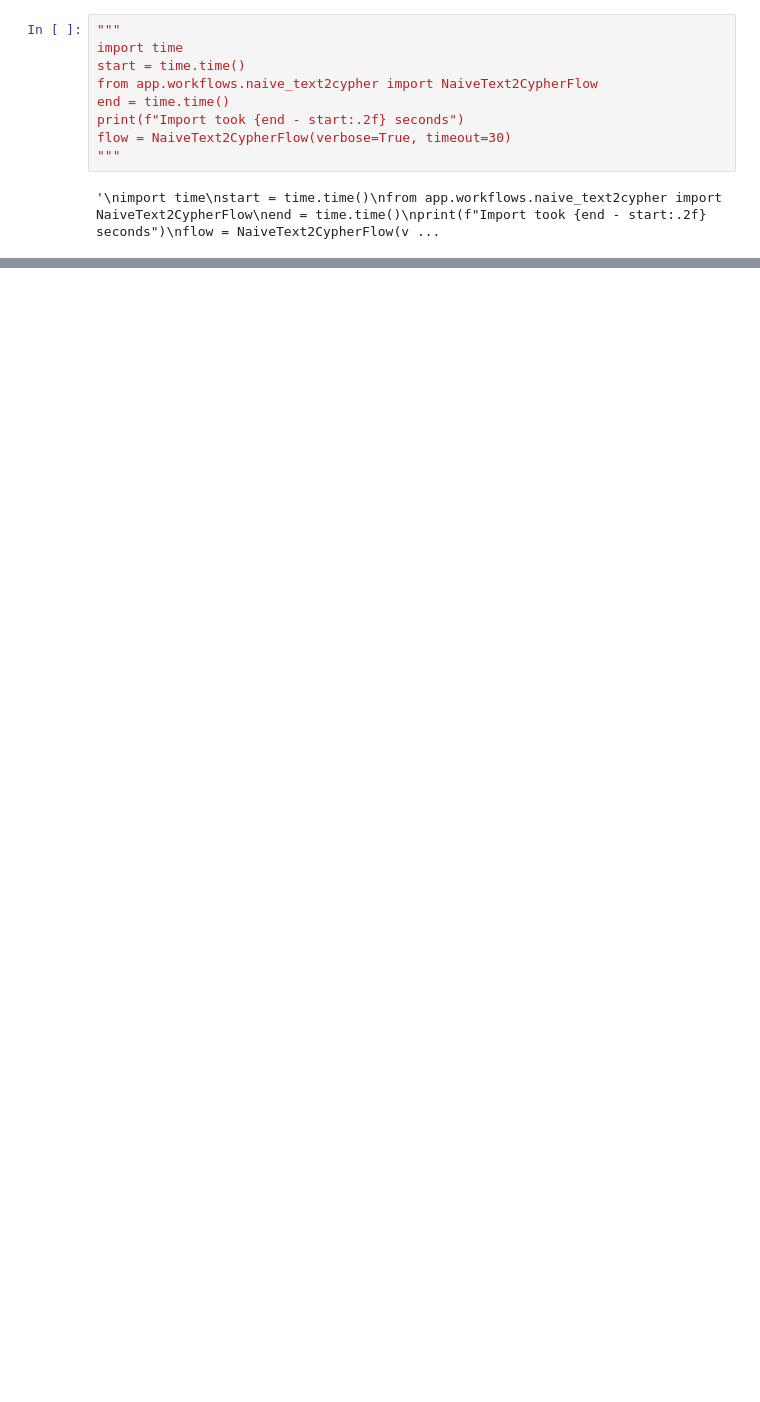
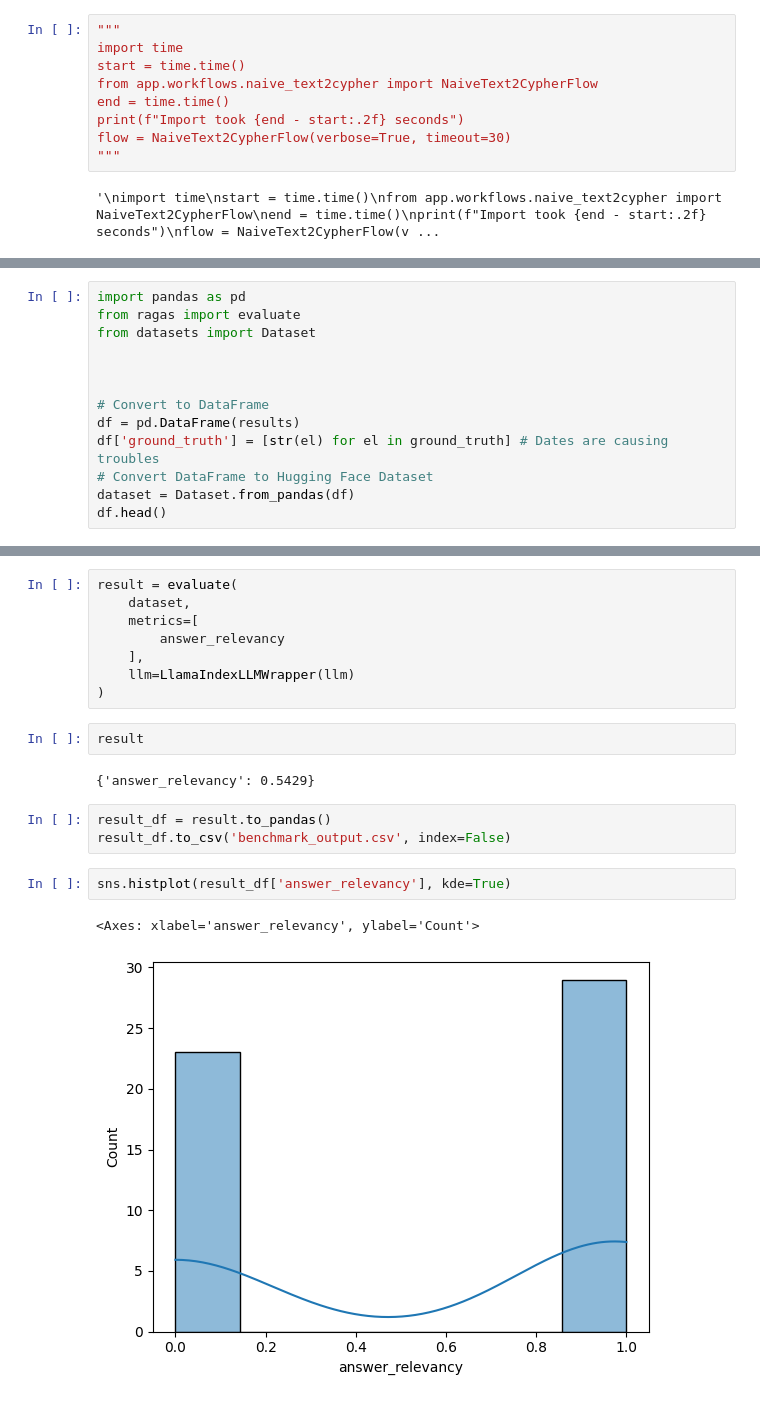
Before and after one commit to zamolxes7378/text2cypher_llama_agent, a Jupyter notebook: benchmark/benchmark.ipynb, the cells around one changed output, grey strips where cells are left out. Cells and saved outputs as stored; diff of their text form; blank space fills up the shorter version.

Commit message:
Add ragas

```diff
--- a/benchmark/benchmark.ipynb
+++ b/benchmark/benchmark.ipynb
@@ -97,0 +112,13 @@ Which director has made at least one movie in each of the following languages: E
+# %%
+import pandas as pd
+from ragas import evaluate
+from datasets import Dataset
+
+
+
+# Convert to DataFrame
+df = pd.DataFrame(results)
+df['ground_truth'] = [str(el) for el in ground_truth] # Dates are causing troubles
+# Convert DataFrame to Hugging Face Dataset
+dataset = Dataset.from_pandas(df)
+df.head()
@@ -97,0 +132,20 @@ Which director has made at least one movie in each of the following languages: E
+# %%
+result = evaluate(
+    dataset,
+    metrics=[
+        answer_relevancy
+    ],
+    llm=LlamaIndexLLMWrapper(llm)
+)
+# %%
+result
+# %% [output]
+{'answer_relevancy': 0.5429}
+# %%
+result_df = result.to_pandas()
+result_df.to_csv('benchmark_output.csv', index=False)
+# %%
+sns.histplot(result_df['answer_relevancy'], kde=True)
+# %% [output]
+<Axes: xlabel='answer_relevancy', ylabel='Count'>
+[figure, added]
```
Also changed, not shown: parts of 6 cells of this notebook.
